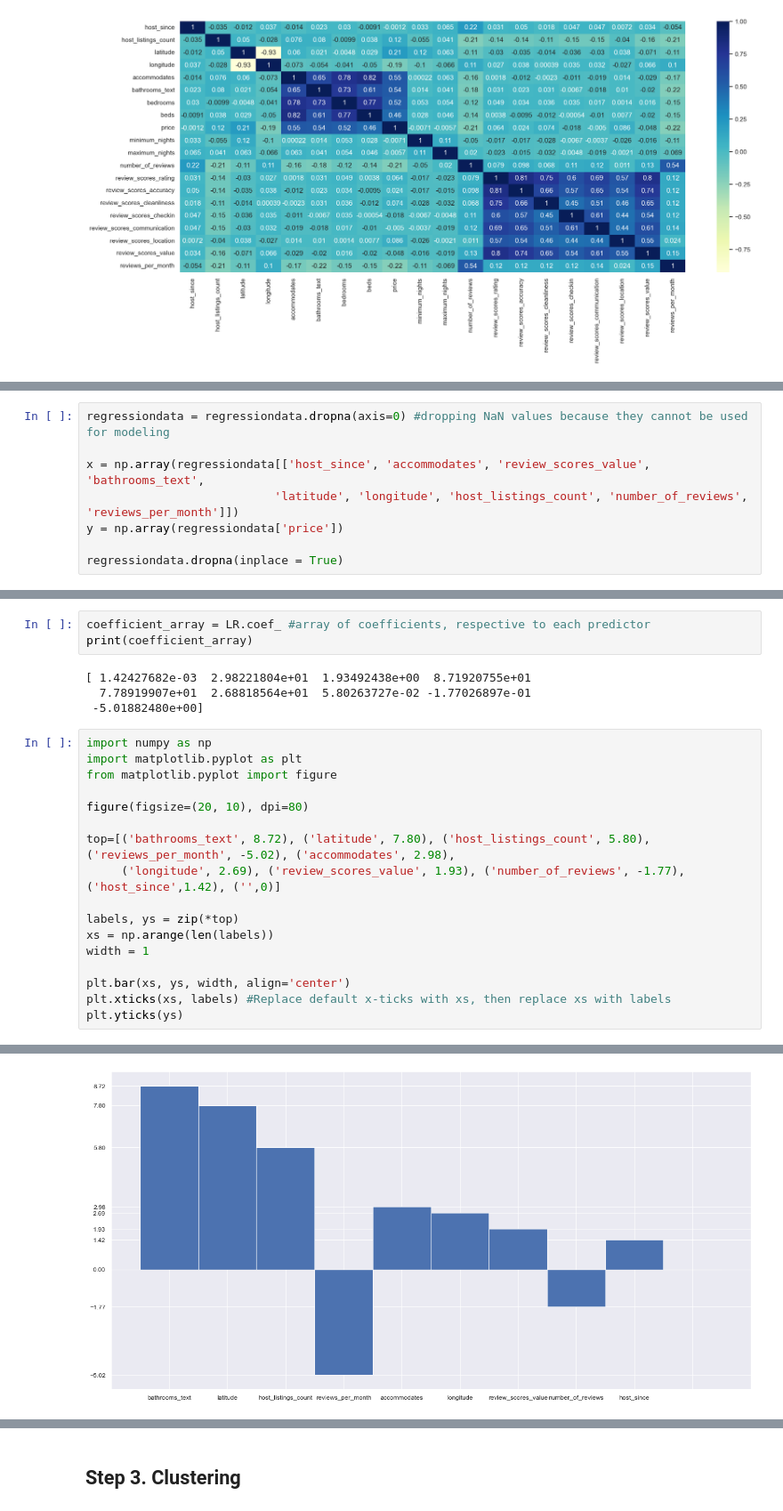
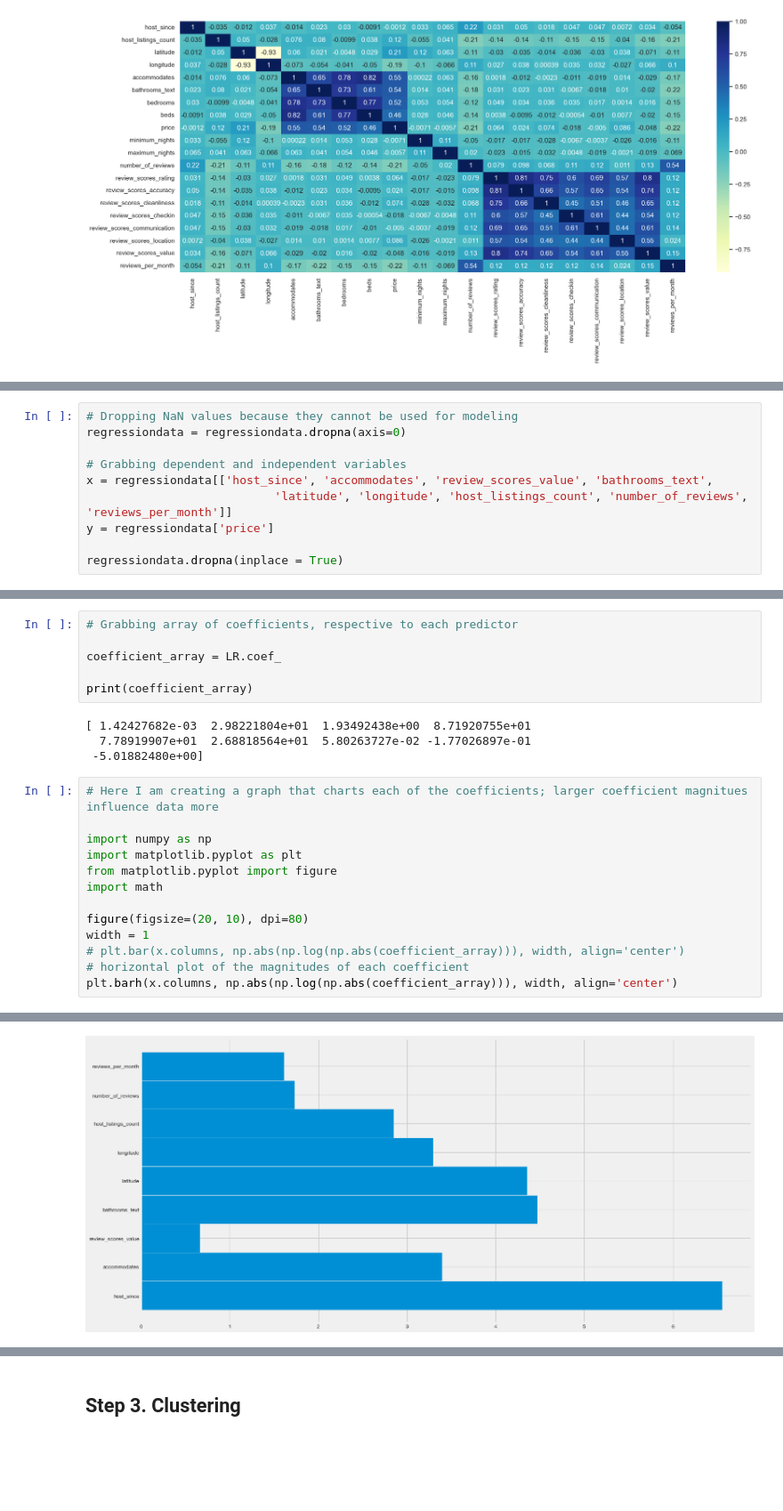
Before and after one commit to kyle1iao/WAF-Data-Challenge, a Jupyter notebook: Kyle Liao WAF Fall 2022 Data Challenge.ipynb, the cells around one changed output, grey strips where cells are left out. Shown at 89% size. Drawn from its saved outputs; the diff is of its cells as text; blank space fills up the shorter version.

```diff
--- a/Kyle Liao WAF Fall 2022 Data Challenge.ipynb
+++ b/Kyle Liao WAF Fall 2022 Data Challenge.ipynb
@@ -651,11 +638,13 @@ regressiondata
 | 26342 | 2728 | 4 | 4.87 | 1.0 | 21.65028 | -157.91318 | ... |
 17334 rows × 10 columns
 # %%
-regressiondata = regressiondata.dropna(axis=0) #dropping NaN values because they cannot be used for modeling
+# Dropping NaN values because they cannot be used for modeling
+regressiondata = regressiondata.dropna(axis=0)
 
-x = np.array(regressiondata[['host_since', 'accommodates', 'review_scores_value', 'bathrooms_text',
-                           'latitude', 'longitude', 'host_listings_count', 'number_of_reviews', 'reviews_per_month']])
-y = np.array(regressiondata['price'])
+# Grabbing dependent and independent variables
+x = regressiondata[['host_since', 'accommodates', 'review_scores_value', 'bathrooms_text',
+                           'latitude', 'longitude', 'host_listings_count', 'number_of_reviews', 'reviews_per_month']]
+y = regressiondata['price']
 
 regressiondata.dropna(inplace = True)
 # %%
@@ -688,25 +678,24 @@ LR.score(x_test, y_test) # equivalent to R^2 value
 # %%
-coefficient_array = LR.coef_ #array of coefficients, respective to each predictor
+# Grabbing array of coefficients, respective to each predictor
+
+coefficient_array = LR.coef_
+
 print(coefficient_array)
 # %% [output]
 [ 1.42427682e-03  2.98221804e+01  1.93492438e+00  8.71920755e+01
   7.78919907e+01  2.68818564e+01  5.80263727e-02 -1.77026897e-01
  -5.01882480e+00]
 # %%
+# Here I am creating a graph that charts each of the coefficients; larger coefficient magnitues influence data more
+
 import numpy as np
 import matplotlib.pyplot as plt
 from matplotlib.pyplot import figure
+import math
 
 figure(figsize=(20, 10), dpi=80)
-
-top=[('bathrooms_text', 8.72), ('latitude', 7.80), ('host_listings_count', 5.80), ('reviews_per_month', -5.02), ('accommodates', 2.98),
-     ('longitude', 2.69), ('review_scores_value', 1.93), ('number_of_reviews', -1.77), ('host_since',1.42), ('',0)]
-
-labels, ys = zip(*top)
-xs = np.arange(len(labels))
 width = 1
-
-plt.bar(xs, ys, width, align='center')
-plt.xticks(xs, labels) #Replace default x-ticks with xs, then replace xs with labels
-plt.yticks(ys)
+# plt.bar(x.columns, np.abs(np.log(np.abs(coefficient_array))), width, align='center')
+# horizontal plot of the magnitudes of each coefficient
+plt.barh(x.columns, np.abs(np.log(np.abs(coefficient_array))), width, align='center')
 # %% [output]
@@ -733 +703 @@ plt.yticks(ys)
-[figure, old version]
+[figure, new version]
```
Also changed, not shown: parts of 41 cells of this notebook.
